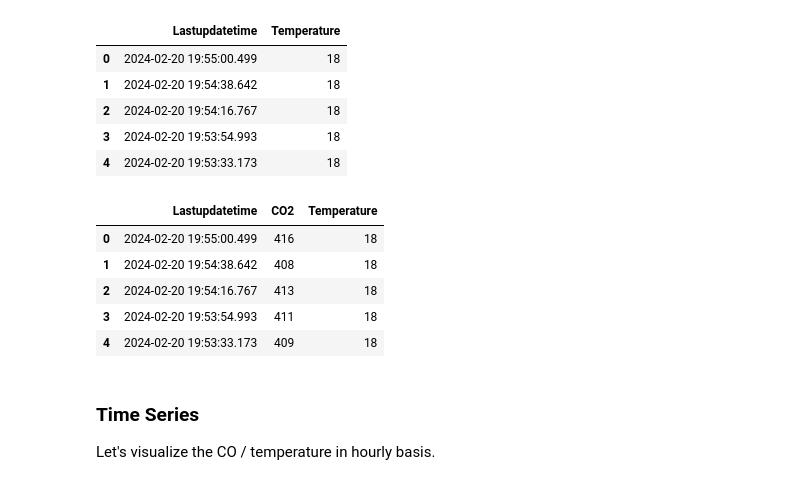
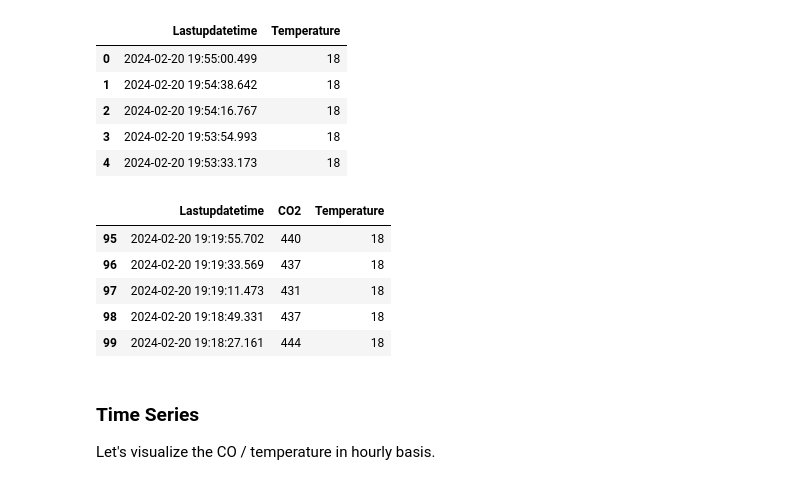
Before and after one commit to sochhome/IoT_course, a Jupyter notebook: vizhubapi_07DataAnalysis.ipynb, the cells around one changed output. Cells and saved outputs as stored; diff of their text form; code cells hidden in the pictures.

```diff
--- a/vizhubapi_07DataAnalysis.ipynb
+++ b/vizhubapi_07DataAnalysis.ipynb
@@ -192,14 +186,14 @@ df_temp.head()
 # Merge the two dataframes on 'Lastupdatetime'
 df_merged = pd.merge(df_CO2, df_temp, on='Lastupdatetime')
 # %%
-df_merged.head()
+df_merged.tail()
 # %% [output]
 |  | Lastupdatetime | CO2 | Temperature |
-| 0 | 2024-02-20 19:55:00.499 | 416 | 18 |
-| 1 | 2024-02-20 19:54:38.642 | 408 | 18 |
-| 2 | 2024-02-20 19:54:16.767 | 413 | 18 |
-| 3 | 2024-02-20 19:53:54.993 | 411 | 18 |
-| 4 | 2024-02-20 19:53:33.173 | 409 | 18 |
+| 95 | 2024-02-20 19:19:55.702 | 440 | 18 |
+| 96 | 2024-02-20 19:19:33.569 | 437 | 18 |
+| 97 | 2024-02-20 19:19:11.473 | 431 | 18 |
+| 98 | 2024-02-20 19:18:49.331 | 437 | 18 |
+| 99 | 2024-02-20 19:18:27.161 | 444 | 18 |
 # %% [markdown]
 ### Time Series
 Let's visualize the CO / temperature in hourly basis.
```
Also changed, not shown: parts of 2 cells of this notebook.
